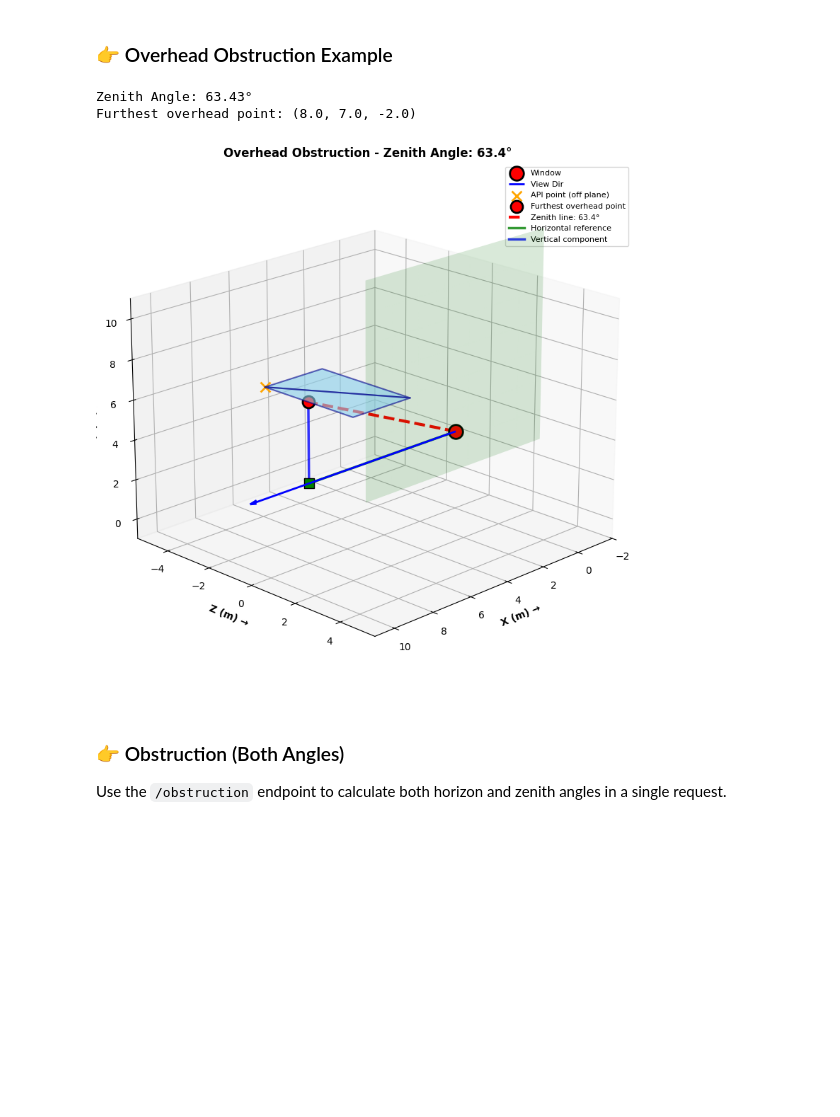
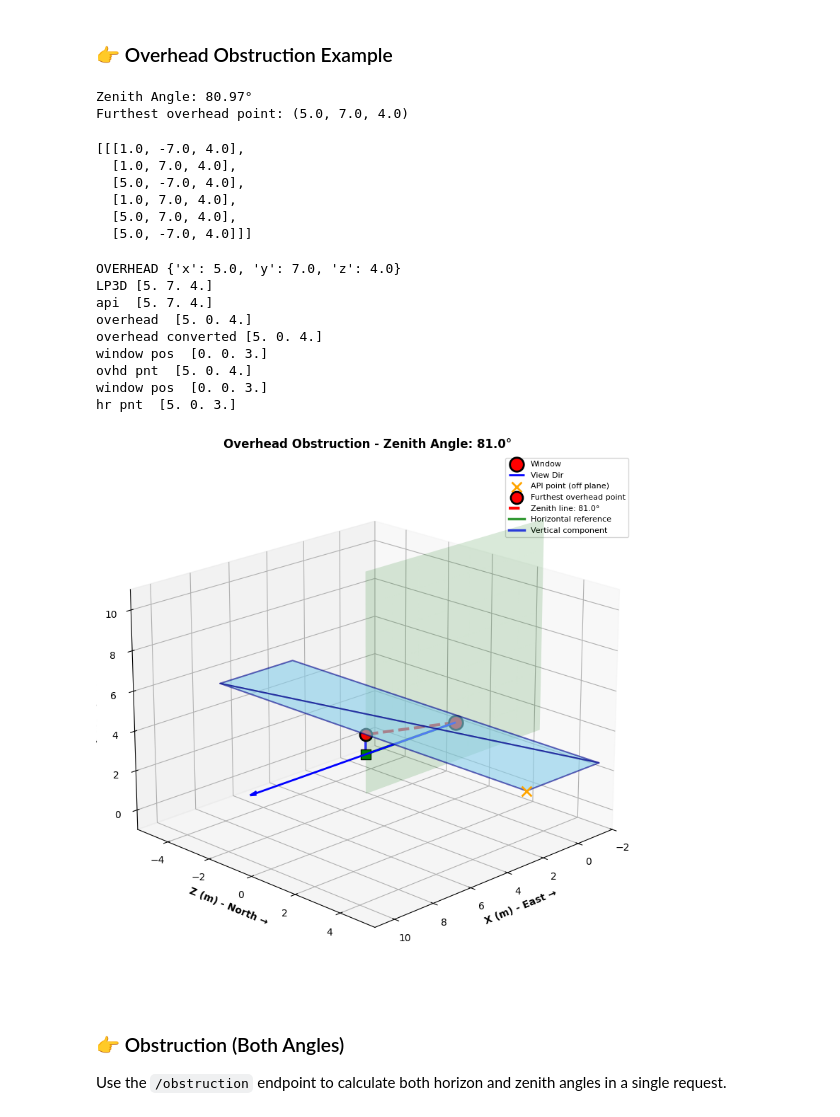
Before and after one commit to upskiller-xyz/server_obstruction, a Jupyter notebook: example/demo.ipynb, the cells around one changed output. Drawn from its saved outputs; the diff is of its cells as text; code cells hidden in the pictures; blank space fills up the shorter version.

```diff
--- a/example/demo.ipynb
+++ b/example/demo.ipynb
@@ -130,10 +130,10 @@ if result.get("status") == "success":
     obstruction_radians = data["obstruction_angle_radians"]
     highest_point = data["highest_point"]
 
-    # Create visualizer (using old angle format for visualization compatibility)
+    # Create visualizer using new direction_angle format
     visualizer = HorizonAngleVisualizer(
         window_center=window_center,
-        window_angles=(0.0, direction_angle),  # Convert to old format: (rad_x=0, rad_y=direction_angle)
+        direction_angle=direction_angle,
         mesh_vertices=mesh,
         building_dimensions=(building_dist, building_height, building_width)
     )
@@ -166,14 +169,14 @@ Zenith Result: {'data': {'highest_point': None, 'obstruction_angle_degrees': 0.0
 # Create horizontal overhead scenario
 overhead_scenario = StandardScenarios.horizontal_overhead(
     window_height=3.0,
-    roof_start=5.0,
-    roof_end=8.0,
-    roof_height=7.0,
-    roof_width=4.0
+    roof_start=1.0,
+    roof_end=5.0,
+    roof_height=4.0,
+    roof_width=14.0
 )
 
 overhead_request = overhead_scenario.to_request_data()
-
+overhead_request["direction_angle"] = 0.2
 # Calculate zenith angle
 response = requests.post(f"{SERVER_URL}/zenith_angle", json=overhead_request)
 overhead_result = response.json()
@@ -191,28 +194,42 @@ if overhead_result.get("status") == "success":
 else:
     print("ERROR:", overhead_result.get("error"))
 # %% [output]
-Zenith Angle: 63.43°
-Furthest overhead point: (8.0, 7.0, -2.0)
+Zenith Angle: 80.97°
+Furthest overhead point: (5.0, 7.0, 4.0)
+# %%
+overhead_scenario.meshes
+# %% [output]
+[[[1.0, -7.0, 4.0],
+  [1.0, 7.0, 4.0],
+  [5.0, -7.0, 4.0],
+  [1.0, 7.0, 4.0],
+  [5.0, 7.0, 4.0],
+  [5.0, -7.0, 4.0]]]
 # %%
-if overhead_result.get("status") == "success" and zenith_deg > 0:
-    # Create visualizer (convert direction_angle to old format for visualization)
-    visualizer = ZenithAngleVisualizer(
-        window_center=overhead_scenario.window_center,
-        window_angles=(0.0, overhead_scenario.direction_angle),  # (rad_x=0, rad_y=direction_angle)
-        mesh_vertices=overhead_scenario.get_combined_mesh(),
-        scene_dimensions=(8.0, 7.0, 4.0)
-    )
+visualizer = ZenithAngleVisualizer(
+    window_center=overhead_scenario.window_center,
+    direction_angle=overhead_scenario.direction_angle,
+    mesh_vertices=overhead_scenario.get_combined_mesh(),
+    scene_dimensions=(8.0, 7.0, 4.0)
+)
 
-    # Create figure and visualize
-    fig = plt.figure(figsize=(14, 8))
-    ax = fig.add_subplot(111, projection='3d')
-    visualizer.visualize(ax, lowest_pt, zenith_deg)
-    plt.tight_layout()
-    plt.show()
-else:
-    print("Skipping visualization - no overhead obstruction found")
+# Create figure and visualize
+fig = plt.figure(figsize=(14, 8))
+ax = fig.add_subplot(111, projection='3d')
+visualizer.visualize(ax, lowest_pt, zenith_deg)
+plt.tight_layout()
+plt.show()
 # %% [output]
+OVERHEAD {'x': 5.0, 'y': 7.0, 'z': 4.0}
+LP3D [5. 7. 4.]
+api  [5. 7. 4.]
+overhead  [5. 0. 4.]
+overhead converted [5. 0. 4.]
+window pos  [0. 0. 3.]
+ovhd pnt  [5. 0. 4.]
+window pos  [0. 0. 3.]
+hr pnt  [5. 0. 3.]
-[figure, old version]
+[figure, new version]
 # %% [markdown]
 ### 👉 Obstruction (Both Angles)
 
```
Also changed, not shown: parts of 16 cells of this notebook, 13 other files.
